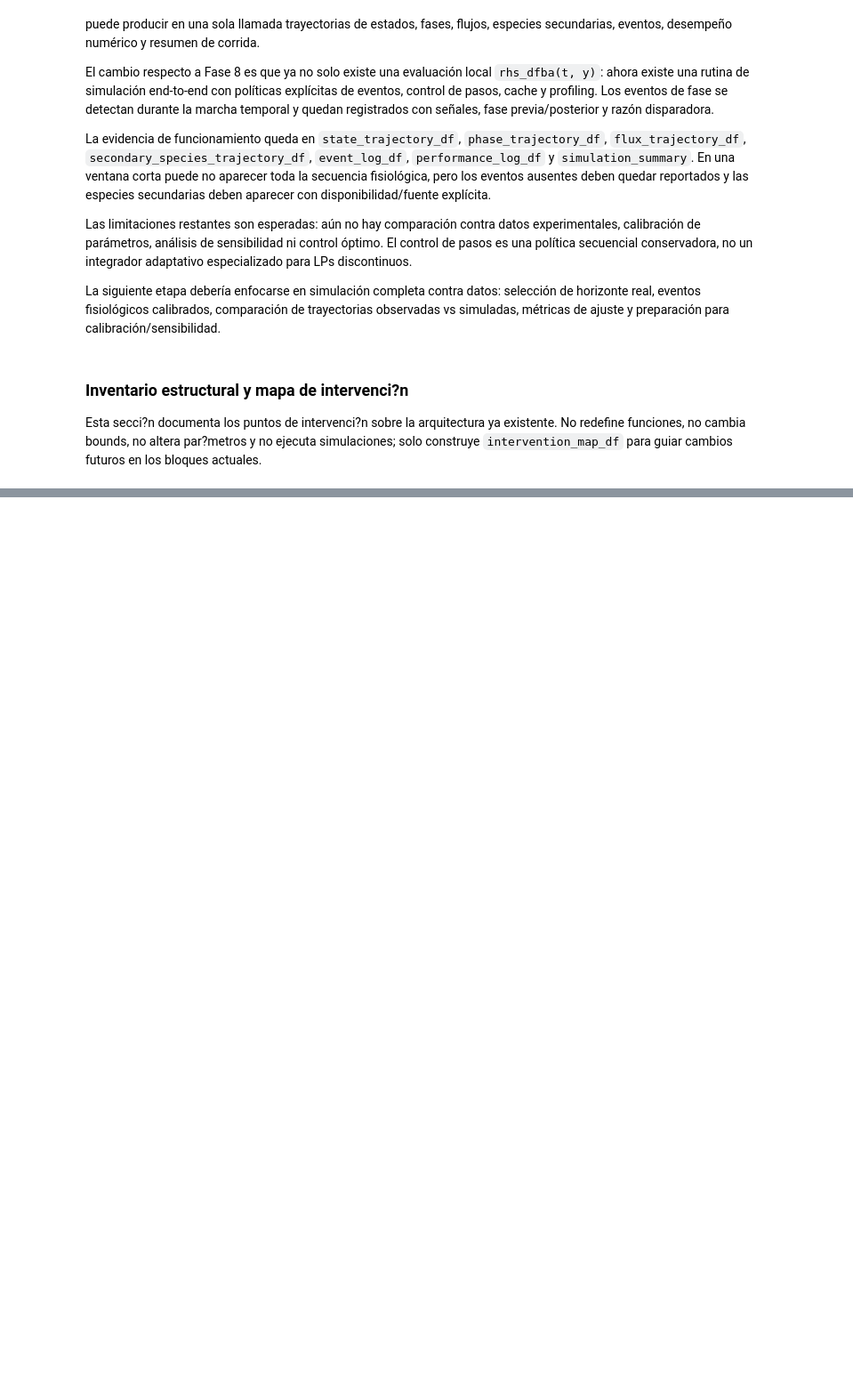
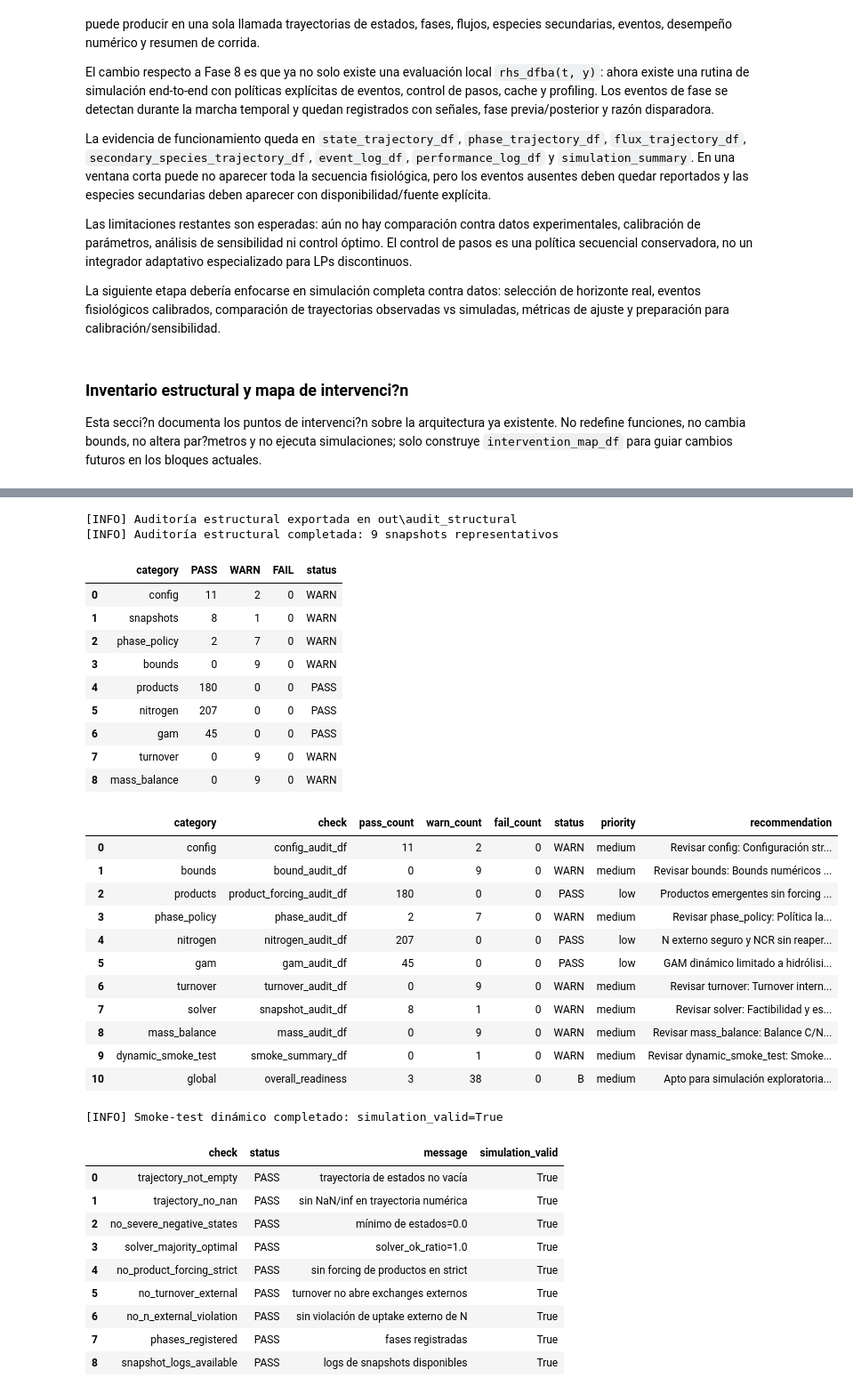
Before and after one commit to cltorrealba/DC_dFBA_Zenteno, a Jupyter notebook: 03a_dFBA_base_operativa_Zenteno.ipynb, the cells around one changed output, grey strips where cells are left out. Shown at 89% size. Drawn from its saved outputs; the diff is of its cells as text; code cells hidden in the pictures; blank space fills up the shorter version.

Commit message:
audit/add-structural-qc-and-dynamic-smoke-test

```diff
--- a/03a_dFBA_base_operativa_Zenteno.ipynb
+++ b/03a_dFBA_base_operativa_Zenteno.ipynb
@@ -15809,0 +16687,77 @@ else:
+# %%
+
+# Prueba ligera de auditoría estructural integrada y smoke-test
+strict_config_probe = build_modeling_config(
+    mode="strict",
+    overrides={
+        "audit_policy": {
+            "collect_bound_changes": True,
+            "collect_module_flags": True,
+            "collect_solver_status": True,
+            "biomass_carbon_fraction_gC_per_gDW": 0.48,
+            "biomass_nitrogen_fraction_gN_per_gDW": 0.10,
+        }
+    },
+)
+
+if "model_operativo" in globals() or "operational_model" in globals():
+    _structural_probe_model = model_operativo if "model_operativo" in globals() else operational_model
+    audit_result = run_structural_audit(
+        _structural_probe_model,
+        representative_states=None,
+        config=strict_config_probe,
+        solve_snapshots=True,
+        verbose=True,
+    )
+    scorecard_df = build_structural_scorecard(audit_result)
+    display(audit_result["summary_df"])
+    display(scorecard_df)
+
+    smoke_result = run_dynamic_smoke_test(
+        _structural_probe_model,
+        config=strict_config_probe,
+        max_steps=12,
+        verbose=True,
+    )
+    display(smoke_result["smoke_summary_df"])
+    audit_result["smoke_summary_df"] = smoke_result["smoke_summary_df"]
+    scorecard_with_smoke_df = build_structural_scorecard(audit_result)
+    display(scorecard_with_smoke_df)
+else:
+    print("[WARN] Auditoría estructural/smoke-test omitidos: no existe model_operativo ni operational_model en globals().")
+# %% [output]
+[INFO] Auditoría estructural exportada en out\audit_structural
+[INFO] Auditoría estructural completada: 9 snapshots representativos
+|  | category | PASS | WARN | FAIL | status |
+| 0 | config | 11 | 2 | 0 | WARN |
+| 1 | snapshots | 8 | 1 | 0 | WARN |
+| 2 | phase_policy | 2 | 7 | 0 | WARN |
+| 3 | bounds | 0 | 9 | 0 | WARN |
+| 4 | products | 180 | 0 | 0 | PASS |
+| 5 | nitrogen | 207 | 0 | 0 | PASS |
+| 6 | gam | 45 | 0 | 0 | PASS |
+| 7 | turnover | 0 | 9 | 0 | WARN |
+| 8 | mass_balance | 0 | 9 | 0 | WARN |
+|  | category | check | pass_count | warn_count | fail_count | status | priority | recommendation |
+| 0 | config | config_audit_df | 11 | 2 | 0 | WARN | medium | Revisar config: Configuración str... |
+| 1 | bounds | bound_audit_df | 0 | 9 | 0 | WARN | medium | Revisar bounds: Bounds numéricos ... |
+| 2 | products | product_forcing_audit_df | 180 | 0 | 0 | PASS | low | Productos emergentes sin forcing ... |
+| 3 | phase_policy | phase_audit_df | 2 | 7 | 0 | WARN | medium | Revisar phase_policy: Política la... |
+| 4 | nitrogen | nitrogen_audit_df | 207 | 0 | 0 | PASS | low | N externo seguro y NCR sin reaper... |
+| 5 | gam | gam_audit_df | 45 | 0 | 0 | PASS | low | GAM dinámico limitado a hidrólisi... |
+| 6 | turnover | turnover_audit_df | 0 | 9 | 0 | WARN | medium | Revisar turnover: Turnover intern... |
+| 7 | solver | snapshot_audit_df | 8 | 1 | 0 | WARN | medium | Revisar solver: Factibilidad y es... |
+| 8 | mass_balance | mass_audit_df | 0 | 9 | 0 | WARN | medium | Revisar mass_balance: Balance C/N... |
+| 9 | dynamic_smoke_test | smoke_summary_df | 0 | 1 | 0 | WARN | medium | Revisar dynamic_smoke_test: Smoke... |
+| 10 | global | overall_readiness | 3 | 38 | 0 | B | medium | Apto para simulación exploratoria... |
+[INFO] Smoke-test dinámico completado: simulation_valid=True
+|  | check | status | message | simulation_valid |
+| 0 | trajectory_not_empty | PASS | trayectoria de estados no vacía | True |
+| 1 | trajectory_no_nan | PASS | sin NaN/inf en trayectoria numérica | True |
+| 2 | no_severe_negative_states | PASS | mínimo de estados=0.0 | True |
+| 3 | solver_majority_optimal | PASS | solver_ok_ratio=1.0 | True |
+| 4 | no_product_forcing_strict | PASS | sin forcing de productos en strict | True |
+| 5 | no_turnover_external | PASS | turnover no abre exchanges externos | True |
+| 6 | no_n_external_violation | PASS | sin violación de uptake externo de N | True |
+| 7 | phases_registered | PASS | fases registradas | True |
+| 8 | snapshot_logs_available | PASS | logs de snapshots disponibles | True |
```
Also changed, not shown: parts of 5 cells of this notebook, 17 other files.
